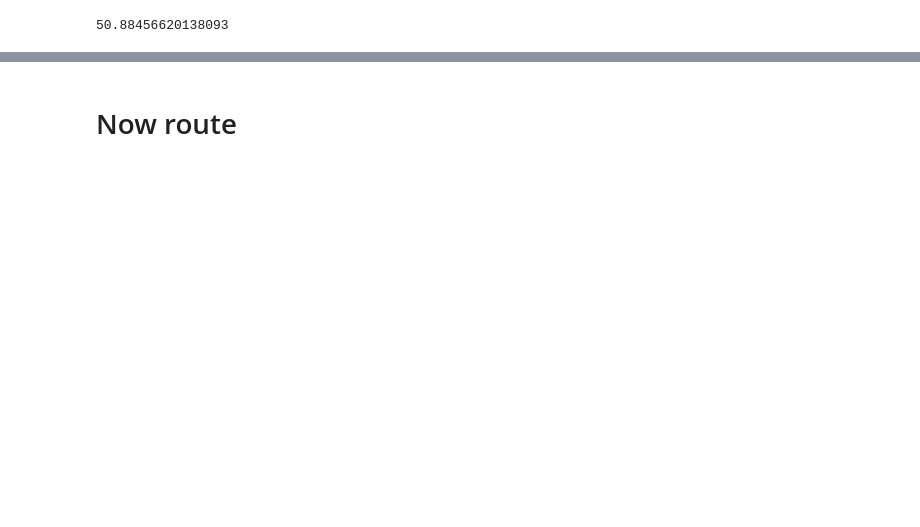
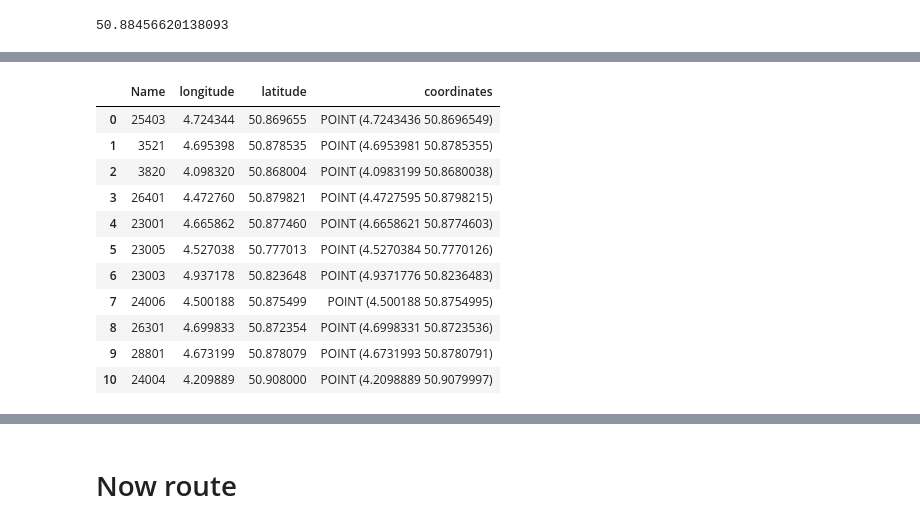
Before and after one commit to Leowiser/AED-Route-Optimization-MDA-Project, a Jupyter notebook: Visualization_Algo.ipynb, the cells around one changed output, grey strips where cells are left out. Drawn from its saved outputs; the diff is of its cells as text; code cells hidden in the pictures; blank space fills up the shorter version.

```diff
--- a/Visualization_Algo.ipynb
+++ b/Visualization_Algo.ipynb
@@ -113,0 +268,10 @@ random_gdf = gpd.GeoDataFrame(geometry=[Point(lon, lat) for lat, lon in random_p
+# %%
+amb_loc = pd.read_parquet("Data/ambulance_locations.parquet.gzip")
+Ambulances = amb_loc[amb_loc['province']=='Vlaams-Brabant']
+# Only keep rows that contain 30 as all postla code of Leuven start with 30
+Ambulances = Ambulances[Ambulances['departure_location'].str.contains('30')]
+Ambulances = Ambulances.reset_index(drop = True)
+df = pd.DataFrame()
+df['Name'] = Ambulances['departure_location_number']
+df['longitude'] = Ambulances['longitude']
+df['latitude'] = Ambulances['latitude']
@@ -326,0 +819,17 @@ df_filter_points.loc[1]['coordinates'].y
+# %%
+Vec_filtered_points = df.copy()
+Vec_filtered_points['coordinates'] = Vec_filtered_points.apply(lambda row: geometry.Point(row['longitude'], row['latitude']), axis=1)
+Vec_filtered_points
+# %% [output]
+|  | Name | longitude | latitude | coordinates |
+| 0 | 25403 | 4.724344 | 50.869655 | POINT (4.7243436 50.8696549) |
+| 1 | 3521 | 4.695398 | 50.878535 | POINT (4.6953981 50.8785355) |
+| 2 | 3820 | 4.098320 | 50.868004 | POINT (4.0983199 50.8680038) |
+| 3 | 26401 | 4.472760 | 50.879821 | POINT (4.4727595 50.8798215) |
+| 4 | 23001 | 4.665862 | 50.877460 | POINT (4.6658621 50.8774603) |
+| 5 | 23005 | 4.527038 | 50.777013 | POINT (4.5270384 50.7770126) |
+| 6 | 23003 | 4.937178 | 50.823648 | POINT (4.9371776 50.8236483) |
+| 7 | 24006 | 4.500188 | 50.875499 | POINT (4.500188 50.8754995) |
+| 8 | 26301 | 4.699833 | 50.872354 | POINT (4.6998331 50.8723536) |
+| 9 | 28801 | 4.673199 | 50.878079 | POINT (4.6731993 50.8780791) |
+| 10 | 24004 | 4.209889 | 50.908000 | POINT (4.2098889 50.9079997) |
```
Also changed, not shown: parts of 80 cells of this notebook, 6 other files.
